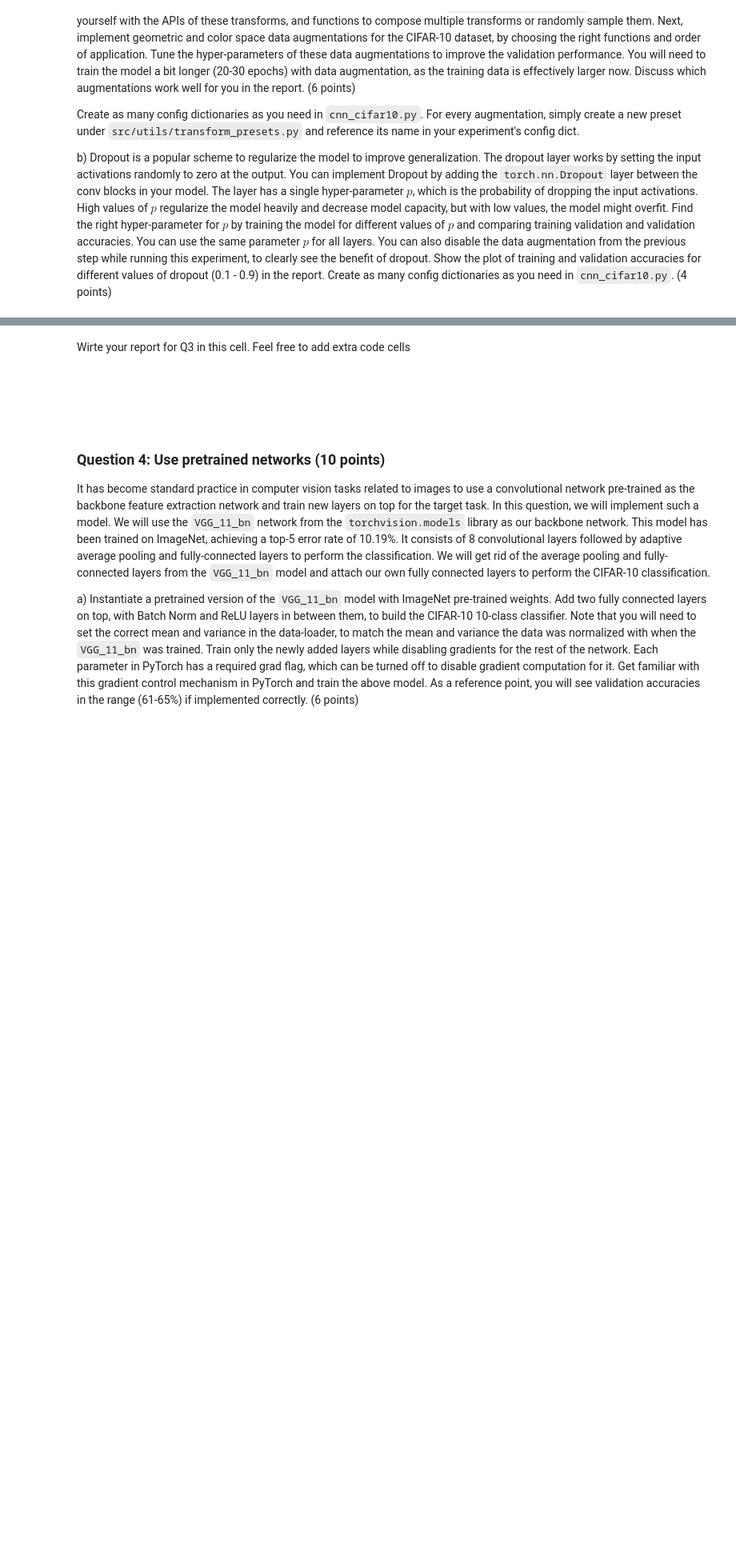
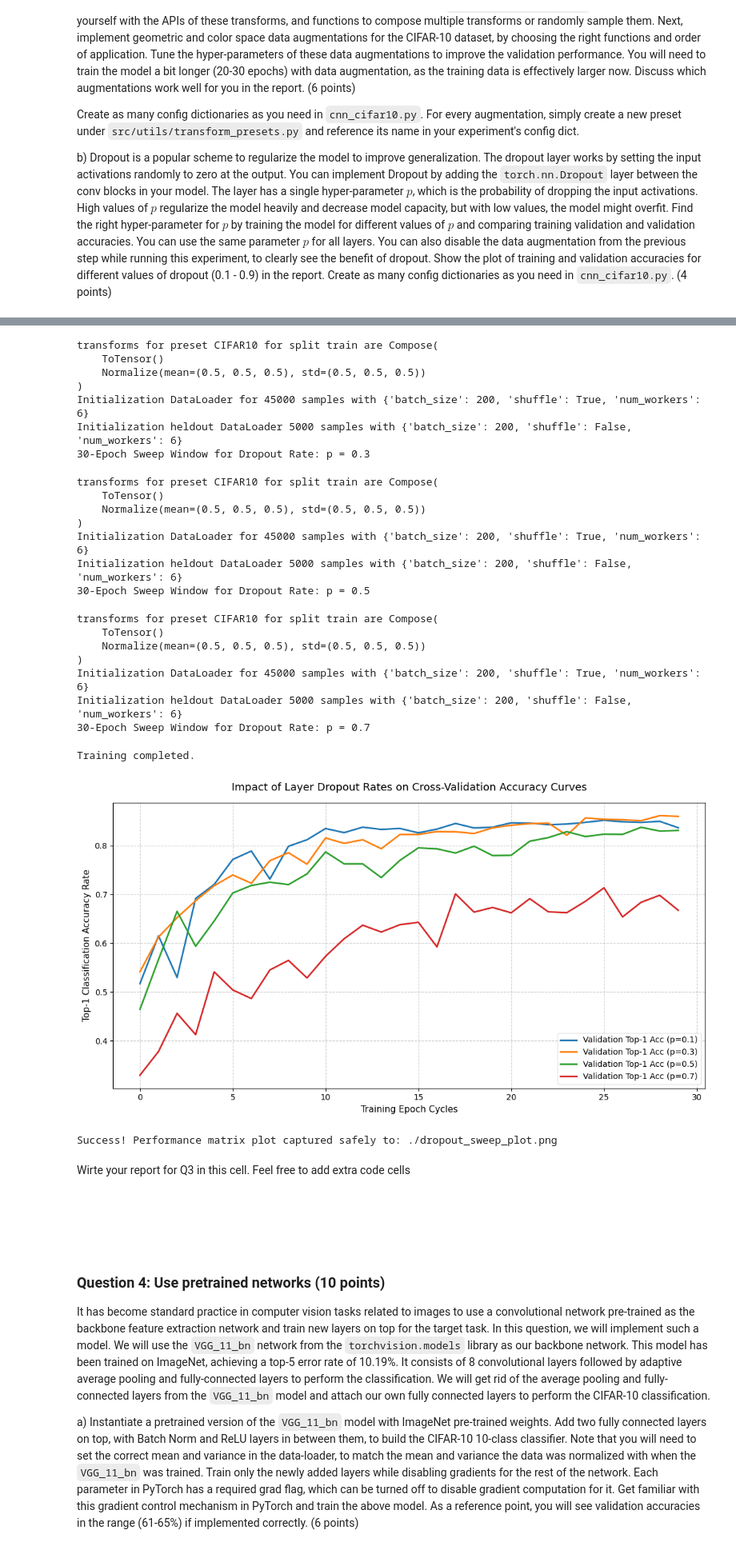
Before and after one commit to AashishNair01/computer-vision, a Jupyter notebook: Assignment_3/exercise-3.ipynb, the cells around one changed output, grey strips where cells are left out. Shown at 80% size. Saved outputs shown, nothing was run; the diff lists cells and outputs as text; code cells hidden in the pictures; blank space fills up the shorter version.

```diff
--- a/Assignment_3/exercise-3.ipynb
+++ b/Assignment_3/exercise-3.ipynb
@@ -322,0 +467,56 @@ b) Dropout is a popular scheme to regularize the model to improve generalization
+# %%
+import matplotlib.image as mpimg
+import os
+
+q3b_base_config = cnn_cifar10.q3b_dropout_experiment
+dropout_rates = [0.1, 0.3, 0.5, 0.7]
+dropout_histories = {}
+
+PLOT_OUTPUT_PATH = os.path.join(PROJECT_ROOT, 'dropout_sweep_plot.png')
+
+FORCE_TRAIN_Q3B_SWEEP = True  # Toggle to False once executed locally to lock results
+
+if FORCE_TRAIN_Q3B_SWEEP:
+    for p in dropout_rates:
+        sweep_config = deepcopy(q3b_base_config)
+        sweep_config['name'] = f"CIFAR10_CNN_Dropout_p_{str(p).replace('.', '_')}"
+        sweep_config['model_args']['drop_prob'] = p
+
+        dm_sweep = sweep_config['datamodule'](**sweep_config['data_args'])
+
+        trainer_sweep = sweep_config['trainer_module'](
+            config=sweep_config,
+            log_dir=ospj(PROJECT_ROOT, 'Logs'),
+            train_loader=dm_sweep.get_loader(),
+            eval_loader=dm_sweep.get_heldout_loader()
+        )
+        print(f"30-Epoch Sweep Window for Dropout Rate: p = {p}")
+        history = trainer_sweep.train()
+        dropout_histories[p] = history
+
+    print("\nTraining completed.")
+    plt.figure(figsize=(11, 6))
+    for p in dropout_rates:
+        val_acc_trajectory = dropout_histories[p]['eval_top1']
+        plt.plot(val_acc_trajectory, label=f"Validation Top-1 Acc (p={p})", linewidth=2)
+
+    plt.title('Impact of Layer Dropout Rates on Cross-Validation Accuracy Curves', fontsize=13, pad=15)
+    plt.xlabel('Training Epoch Cycles', fontsize=11)
+    plt.ylabel('Top-1 Classification Accuracy Rate', fontsize=11)
+    plt.legend(loc='lower right', frameon=True, facecolor='white', edgecolor='gainsboro')
+    plt.grid(True, linestyle='--', alpha=0.6)
+    plt.tight_layout()
+    plt.savefig(PLOT_OUTPUT_PATH, dpi=300)
+    plt.show()
+    print(f"Success! Performance matrix plot captured safely to: {PLOT_OUTPUT_PATH}")
+
+else:
+    print("Skipping active dropout training blocks. Pulling static pre-rendered visual arrays.")
+    if os.path.exists(PLOT_OUTPUT_PATH):
+        img = mpimg.imread(PLOT_OUTPUT_PATH)
+        plt.imshow(img)
+        plt.show()
+    else:
+        print(f"ERROR: No cached asset detected at path: {PLOT_OUTPUT_PATH}\n"
+              "Please toggle FORCE_TRAIN_Q3B_SWEEP = True and run once to generate files.")
+# %% [output]
@@ -323,3 +530,27 @@ b) Dropout is a popular scheme to regularize the model to improve generalization
+transforms for preset CIFAR10 for split train are Compose(
+    ToTensor()
+    Normalize(mean=(0.5, 0.5, 0.5), std=(0.5, 0.5, 0.5))
+)
+Initialization DataLoader for 45000 samples with {'batch_size': 200, 'shuffle': True, 'num_workers': 6}
+Initialization heldout DataLoader 5000 samples with {'batch_size': 200, 'shuffle': False, 'num_workers': 6}
+30-Epoch Sweep Window for Dropout Rate: p = 0.3
+transforms for preset CIFAR10 for split train are Compose(
+    ToTensor()
+    Normalize(mean=(0.5, 0.5, 0.5), std=(0.5, 0.5, 0.5))
+)
+Initialization DataLoader for 45000 samples with {'batch_size': 200, 'shuffle': True, 'num_workers': 6}
+Initialization heldout DataLoader 5000 samples with {'batch_size': 200, 'shuffle': False, 'num_workers': 6}
+30-Epoch Sweep Window for Dropout Rate: p = 0.5
+transforms for preset CIFAR10 for split train are Compose(
+    ToTensor()
+    Normalize(mean=(0.5, 0.5, 0.5), std=(0.5, 0.5, 0.5))
+)
+Initialization DataLoader for 45000 samples with {'batch_size': 200, 'shuffle': True, 'num_workers': 6}
+Initialization heldout DataLoader 5000 samples with {'batch_size': 200, 'shuffle': False, 'num_workers': 6}
+30-Epoch Sweep Window for Dropout Rate: p = 0.7
+Training completed.
+[figure, added]
+Success! Performance matrix plot captured safely to: ./dropout_sweep_plot.png
 # %% [markdown]
 Wirte your report for Q3 in this cell. Feel free to add extra code cells
 
```
Also changed, not shown: parts of 7 cells of this notebook.
